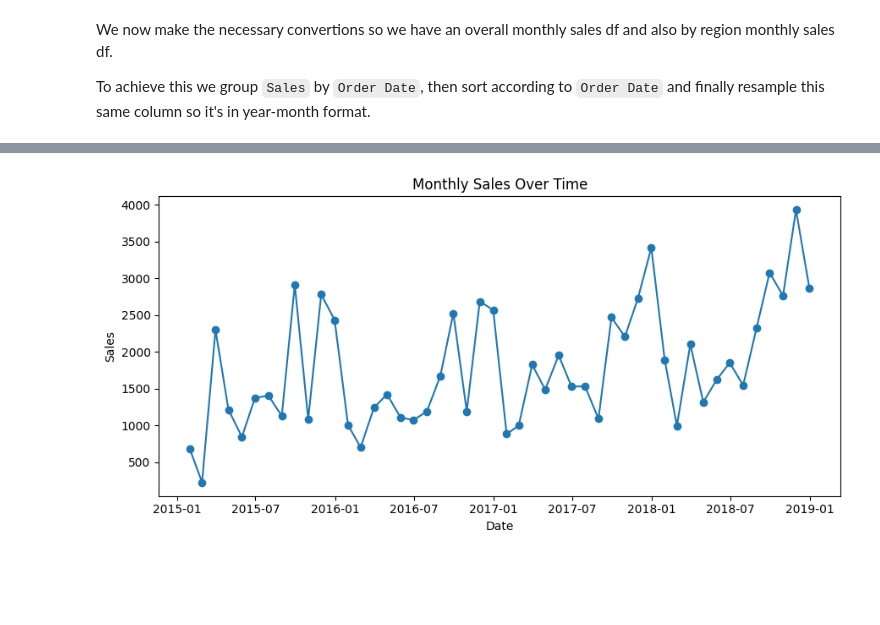
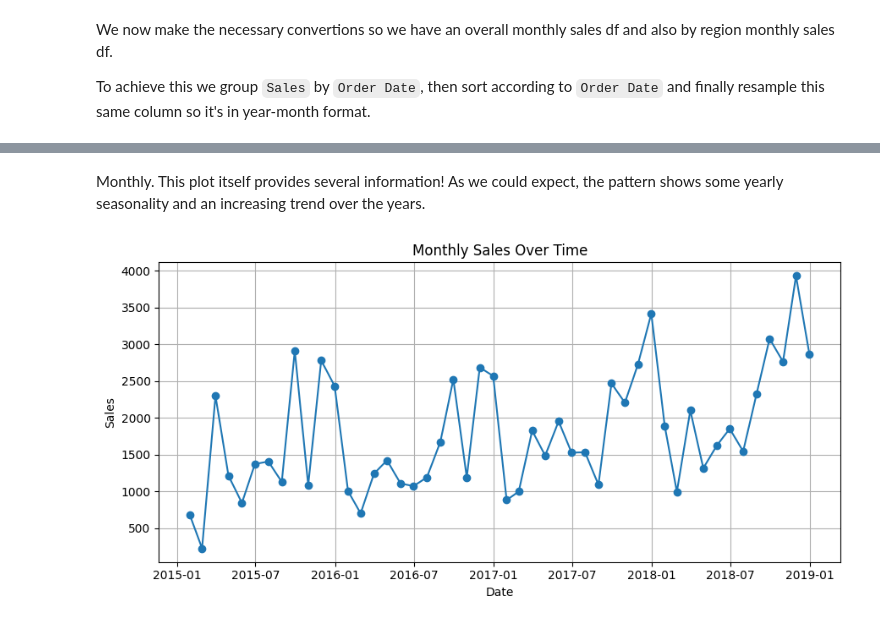
Before and after one commit to csierr/forecasting-superstore-sales, a Jupyter notebook: forecasting_sales.ipynb, the cells around one changed output, grey strips where cells are left out. Cells and saved outputs as stored; diff of their text form; code cells hidden in the pictures; blank space fills up the shorter version.

```diff
--- a/forecasting_sales.ipynb
+++ b/forecasting_sales.ipynb
@@ -105,10 +143,13 @@ We plot figures to see the overall sales over time, and the sales-per-region ove
+# %% [markdown]
+Monthly. This plot itself provides several information! As we could expect, the pattern shows some yearly seasonality and an increasing trend over the years.
 # %%
 plt.figure(figsize=(9, 4.5))
 plt.plot(all_monthly.index, all_monthly['Sales'], marker='o')
 plt.title('Monthly Sales Over Time')
 plt.xlabel('Date')
 plt.ylabel('Sales')
 plt.tight_layout()
+plt.grid(True)
 plt.show()
 # %% [output]
-[figure, old version]
+[figure, new version]
```
Also changed, not shown: parts of 29 cells of this notebook, 1 other file.
